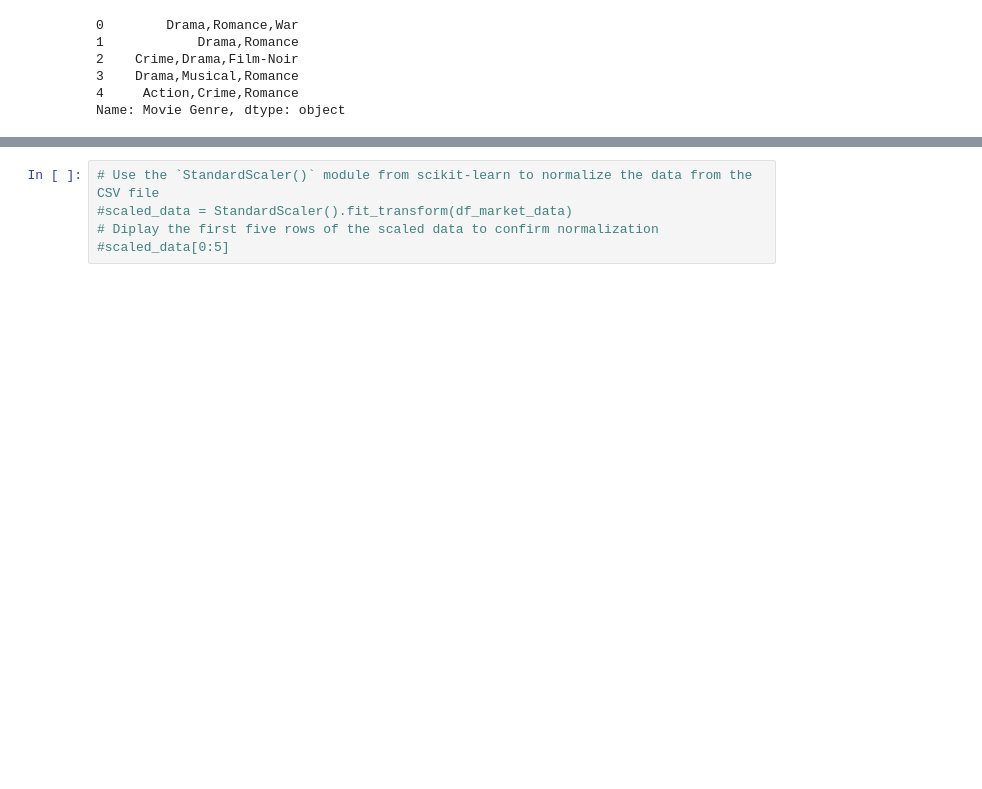
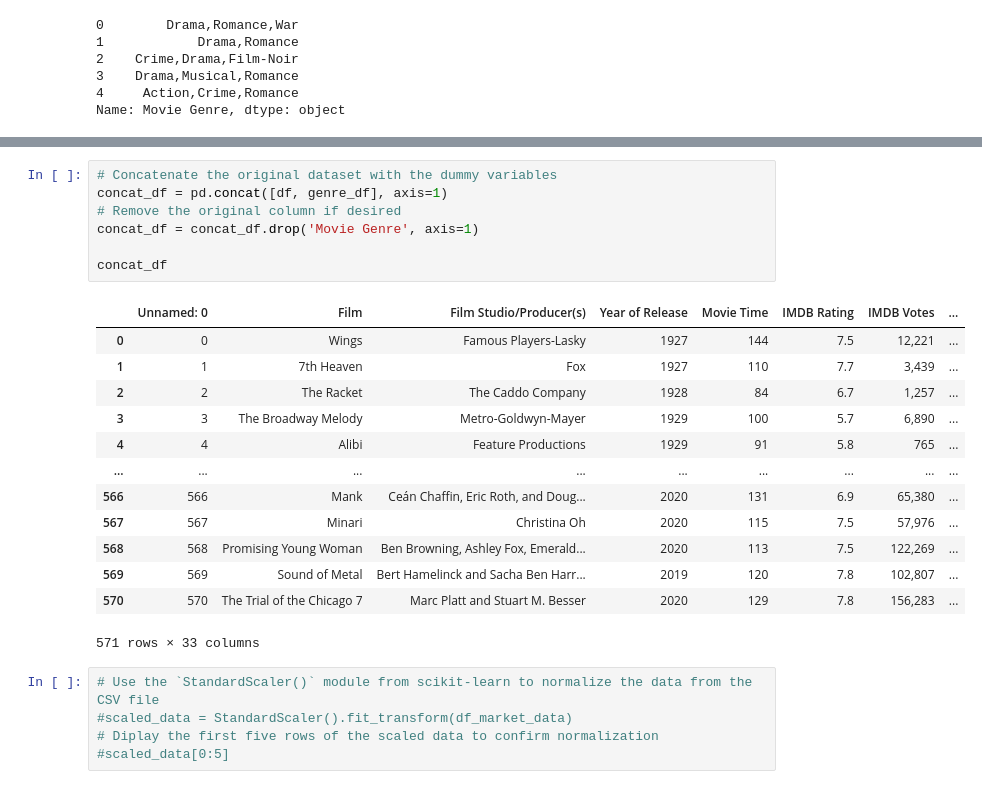
Before and after one commit to rashaolu/Final-Project, a Jupyter notebook: project_4_(wednesday_edited).ipynb, the cells around one changed output, grey strips where cells are left out. Cells and saved outputs as stored; diff of their text form; blank space fills up the shorter version.

```diff
--- a/project_4_(wednesday).ipynb
+++ b/project_4_(wednesday_edited).ipynb
@@ -386,3 +381,24 @@ genre_df.head()
+# %%
+# Concatenate the original dataset with the dummy variables
+concat_df = pd.concat([df, genre_df], axis=1)
+# Remove the original column if desired
+concat_df = concat_df.drop('Movie Genre', axis=1)
+
+concat_df
+# %% [output]
+|  | Unnamed: 0 | Film | Film Studio/Producer(s) | Year of Release | Movie Time | IMDB Rating | IMDB Votes | ... |
+| 0 | 0 | Wings | Famous Players-Lasky | 1927 | 144 | 7.5 | 12,221 | ... |
+| 1 | 1 | 7th Heaven | Fox | 1927 | 110 | 7.7 | 3,439 | ... |
+| 2 | 2 | The Racket | The Caddo Company | 1928 | 84 | 6.7 | 1,257 | ... |
+| 3 | 3 | The Broadway Melody | Metro-Goldwyn-Mayer | 1929 | 100 | 5.7 | 6,890 | ... |
+| 4 | 4 | Alibi | Feature Productions | 1929 | 91 | 5.8 | 765 | ... |
+| ... | ... | ... | ... | ... | ... | ... | ... | ... |
+| 566 | 566 | Mank | Ceán Chaffin, Eric Roth, and Doug... | 2020 | 131 | 6.9 | 65,380 | ... |
+| 567 | 567 | Minari | Christina Oh | 2020 | 115 | 7.5 | 57,976 | ... |
+| 568 | 568 | Promising Young Woman | Ben Browning, Ashley Fox, Emerald... | 2020 | 113 | 7.5 | 122,269 | ... |
+| 569 | 569 | Sound of Metal | Bert Hamelinck and Sacha Ben Harr... | 2019 | 120 | 7.8 | 102,807 | ... |
+| 570 | 570 | The Trial of the Chicago 7 | Marc Platt and Stuart M. Besser | 2020 | 129 | 7.8 | 156,283 | ... |
+571 rows × 33 columns
 # %%
 # Use the `StandardScaler()` module from scikit-learn to normalize the data from the CSV file
 #scaled_data = StandardScaler().fit_transform(df_market_data)
```
Also changed, not shown: parts of 12 cells of this notebook.
